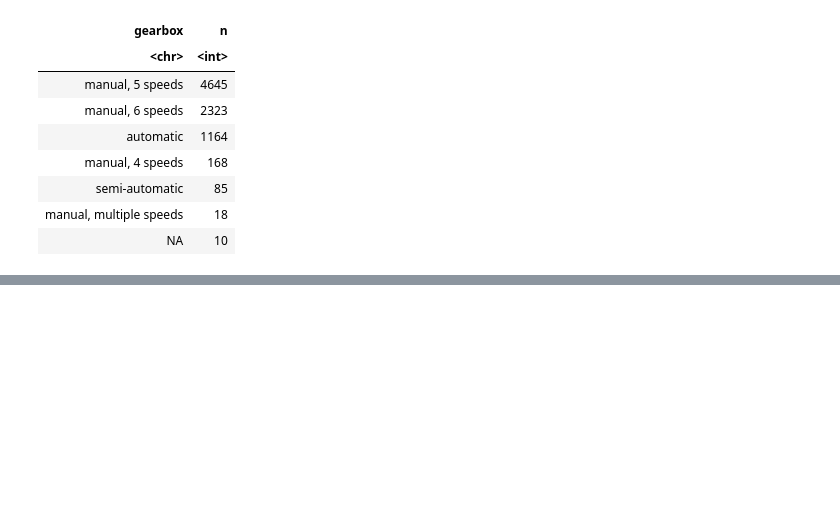
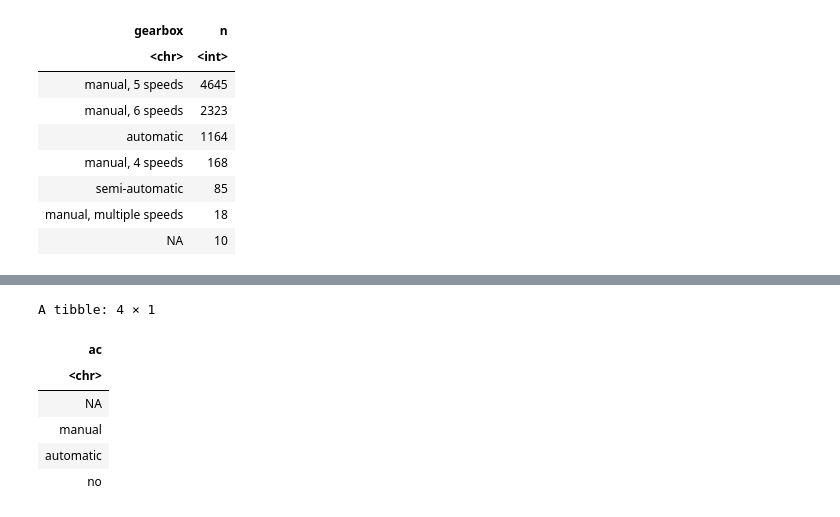
Before and after one commit to balintschmidt22/r_data_mining, a Jupyter notebook: car_sales.ipynb, the cells around one changed output, grey strips where cells are left out. Saved outputs shown, nothing was run; the diff lists cells and outputs as text; code cells hidden in the pictures; blank space fills up the shorter version.

```diff
--- a/car_sales.ipynb
+++ b/car_sales.ipynb
@@ -327,0 +327,3 @@ summary(cars_raw)
+# %%
+cars_raw <- cars_raw %>%
+filter(views >= favorite)
@@ -327,0 +343,11 @@ summary(cars_raw)
+# %%
+cars_raw %>%
+distinct(ac)
+# %% [output]
+A tibble: 4 × 1
+| ac |
+| <chr> |
+| NA |
+| manual |
+| automatic |
+| no |
```
Also changed, not shown: parts of 14 cells of this notebook.
